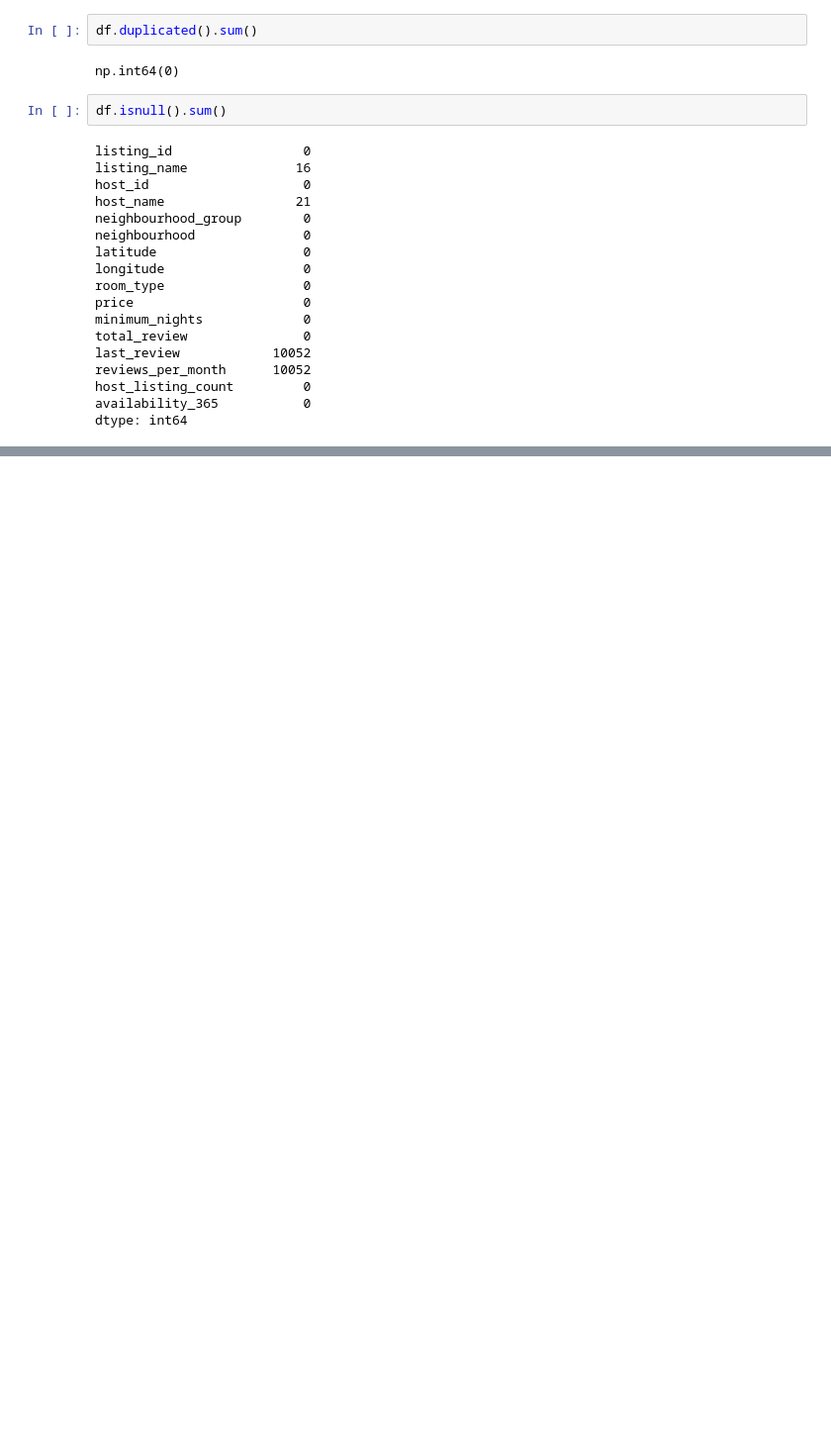
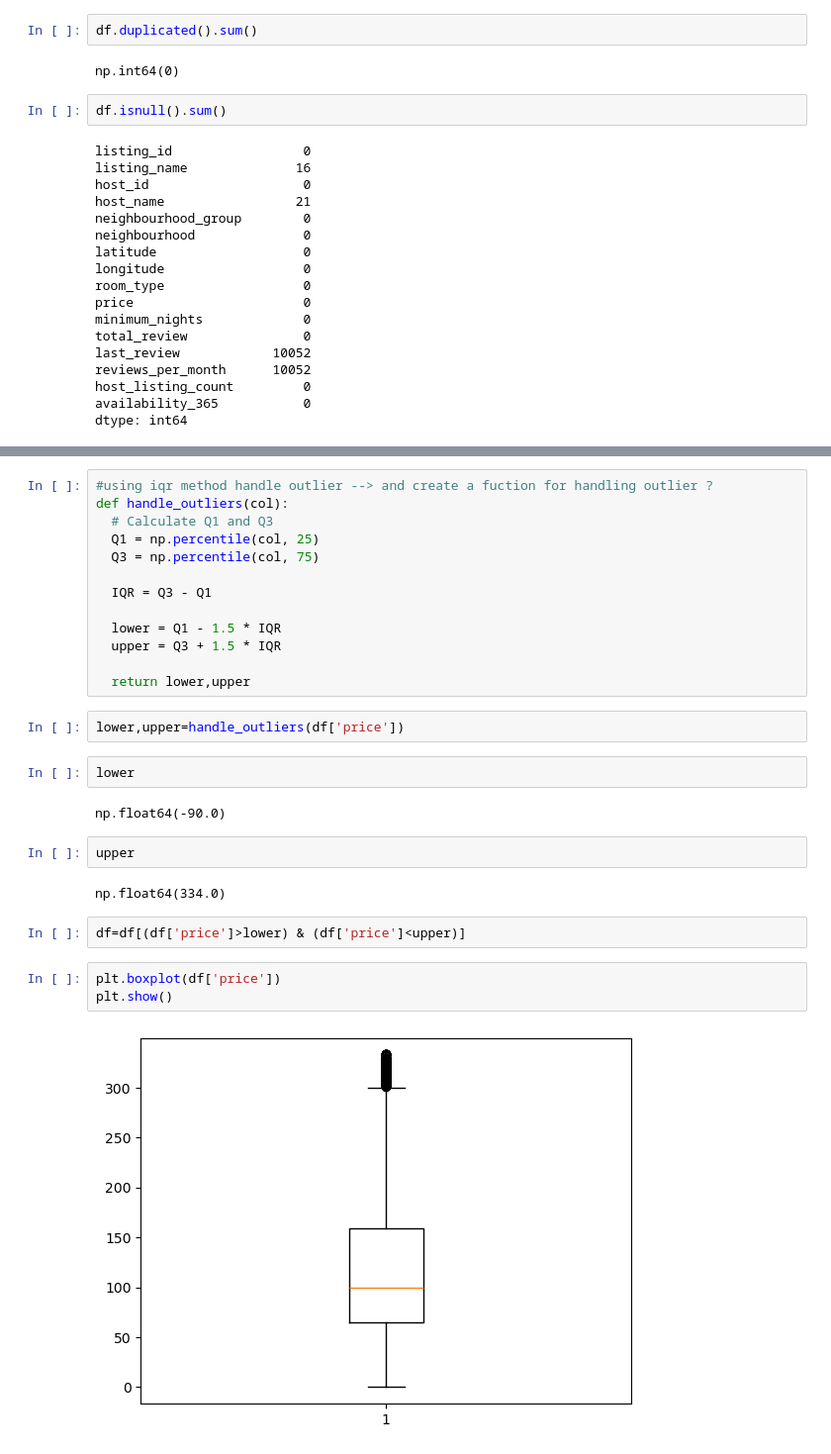
Before and after one commit to sandip2810-bhp/Air_bnb-Case-Study-Inferential-Stats-, a Jupyter notebook: airbnb case study.ipynb, the cells around one changed output, grey strips where cells are left out. Shown at 99% size. Cells and saved outputs as stored; diff of their text form; blank space fills up the shorter version.

```diff
--- a/airbnb case study.ipynb
+++ b/airbnb case study.ipynb
@@ -76,0 +161,30 @@ dtype: int64
+# %%
+#using iqr method handle outlier --> and create a fuction for handling outlier ?
+def handle_outliers(col):
+  # Calculate Q1 and Q3
+  Q1 = np.percentile(col, 25)
+  Q3 = np.percentile(col, 75)
+
+  IQR = Q3 - Q1
+
+  lower = Q1 - 1.5 * IQR
+  upper = Q3 + 1.5 * IQR
+
+  return lower,upper
+# %%
+lower,upper=handle_outliers(df['price'])
+# %%
+lower
+# %% [output]
+np.float64(-90.0)
+# %%
+upper
+# %% [output]
+np.float64(334.0)
+# %%
+df=df[(df['price']>lower) & (df['price']<upper)]
+# %%
+plt.boxplot(df['price'])
+plt.show()
+# %% [output]
+[figure, added]
```
Also changed, not shown: parts of 12 cells of this notebook, 2 other files.
